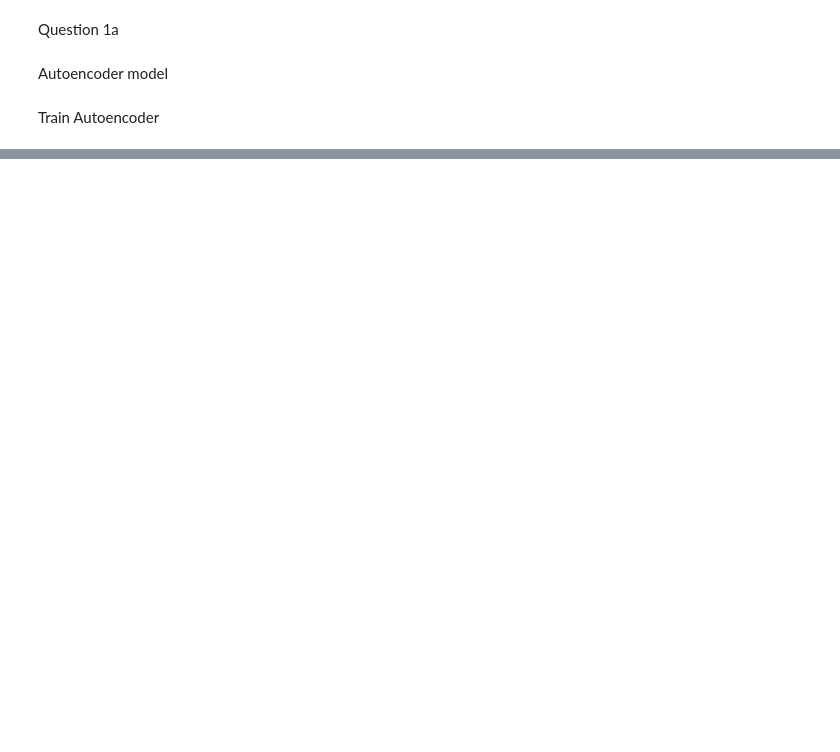
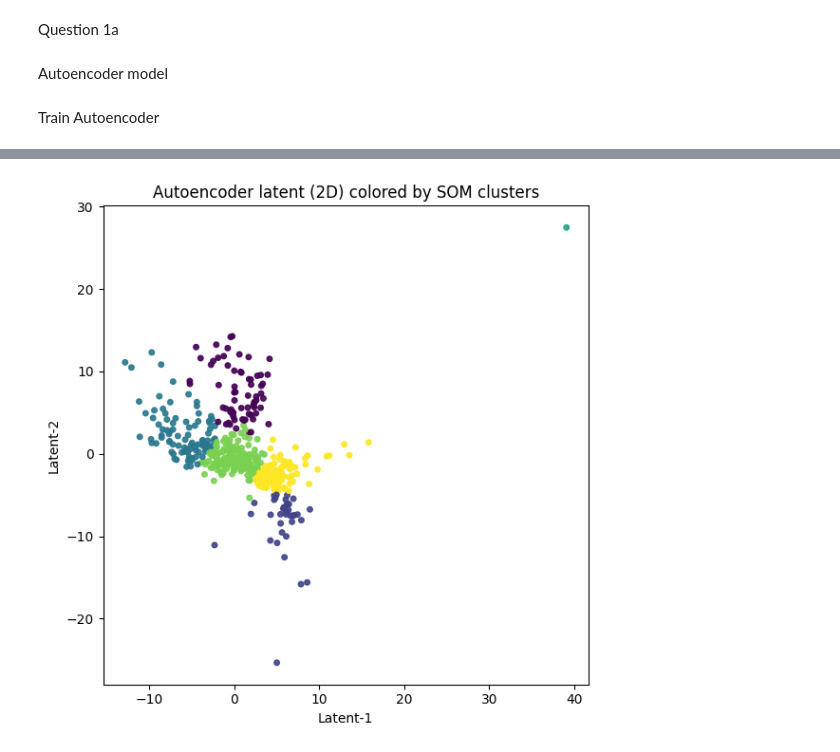
Before and after one commit to jamesofcode/nba-dimensionality-reduction, a Jupyter notebook: assignment2.ipynb, the cells around one changed output, grey strips where cells are left out. Saved outputs shown, nothing was run; the diff lists cells and outputs as text; code cells hidden in the pictures; blank space fills up the shorter version.

Commit message:
fixed some errors, and added 2.2 for (b)

```diff
--- a/assignment2.ipynb
+++ b/assignment2.ipynb
@@ -142,16 +113,0 @@ Check for % values outside of [0,1] range. The output given is to be expected as
-# %%
-percentageCols = ['FG%', '3P%', '2P%', 'eFG%', 'FT%', 'ORB%', 'DRB%', 'TRB%',
-                    'AST%', 'STL%', 'BLK%', 'TOV%', 'USG%', 'TS%', '3PAr', 'FTr']
-
-percentageIssues = {}
-for col in percentageCols:
-    if col in df.columns:
-        mask = (df[col] < 0) | (df[col] > 1)
-        if mask.any():
-            percentageIssues[col] = df[mask].index.tolist()
-
-if percentageIssues:
-    print("\nPercentage values outside [0, 1] range:")
-    for col, indices in percentageIssues.items():
-        print(f"  {col}: rows {indices}")
-        print(f"    Values: {df.loc[indices, col].tolist()}")
@@ -367,0 +591,79 @@ df.iloc[worst_idx][["Player Name", "PTS", "Age", "Salary"]]
+# %%
+import numpy as np
+import matplotlib.pyplot as plt
+from minisom import MiniSom
+from sklearn.preprocessing import StandardScaler
+from sklearn.cluster import KMeans
+
+Z = X_encoded.astype(np.float32)
+
+# Scale latent for SOM
+z_scaler = StandardScaler()
+Zs = z_scaler.fit_transform(Z)
+
+# SOM config
+n_samples = Zs.shape[0]
+tot_neurons = int(np.ceil(5*np.sqrt(n_samples)))
+side = max(5, int(np.ceil(np.sqrt(tot_neurons))))
+som_x, som_y = side, side
+
+som = MiniSom(x=som_x, y=som_y, input_len=Zs.shape[1],
+              sigma=1.5, learning_rate=0.5,
+              neighborhood_function='gaussian', random_seed=42)
+
+som.random_weights_init(Zs)
+som.train_batch(Zs, num_iteration=2000, verbose=False)  # bump iterations if time allows
+
+# Maps each sample to its BMU (best matching unit) on the grid
+bmus = np.array([som.winner(z) for z in Zs])
+bmu_ids = np.array([i*som_y + j for (i,j) in bmus])
+
+# SOM Codebook
+codebook = som.get_weights().reshape(-1, Zs.shape[1])
+
+# K clusters
+k = 6
+kmeans = KMeans(n_clusters=k, n_init=20, random_state=42)
+neuron_labels = kmeans.fit_predict(codebook)
+
+# Assign each sample the cluster of its BMU
+cluster_labels = neuron_labels[bmu_ids]
+
+plt.figure(figsize=(6,6))
+plt.scatter(Z[:,0], Z[:,1], c=cluster_labels, s=16, alpha=0.9)
+plt.xlabel('Latent-1'); plt.ylabel('Latent-2')
+plt.title('Autoencoder latent (2D) colored by SOM clusters')
+plt.tight_layout()
+plt.show()
+
+
+# Build U-Matrix
+umatrix = np.zeros((som_x, som_y))
+W = som.get_weights()
+for i in range(som_x):
+    for j in range(som_y):
+        neighbors = []
+        for di, dj in [(1,0),(-1,0),(0,1),(0,-1)]:
+            ii, jj = i+di, j+dj
+            if 0 <= ii < som_x and 0 <= jj < som_y:
+                neighbors.append(np.linalg.norm(W[i,j] - W[ii,jj]))
+        umatrix[i,j] = np.mean(neighbors) if neighbors else 0.0
+
+plt.figure(figsize=(6,5))
+plt.imshow(umatrix.T, origin='lower', cmap='viridis', aspect='auto')
+plt.colorbar(label='U-Matrix (avg neighbor distance)')
+plt.title('SOM U-Matrix (topology of latent space)')
+plt.xlabel('SOM x'); plt.ylabel('SOM y')
+plt.tight_layout()
+plt.show()
+
+# Quick cluster sizes and a peek at reconstruction error per cluster
+unique, counts = np.unique(cluster_labels, return_counts=True)
+print("Cluster sizes:", dict(zip(unique, counts)))
+
+if 'reconstruction_errors' in globals():
+    import pandas as pd
+    tmp = pd.DataFrame({'cluster': cluster_labels, 'recon_err': reconstruction_errors})
+    print(tmp.groupby('cluster')['recon_err'].describe())
+# %% [output]
+[figure, added]
```
Also changed, not shown: parts of 26 cells of this notebook.
